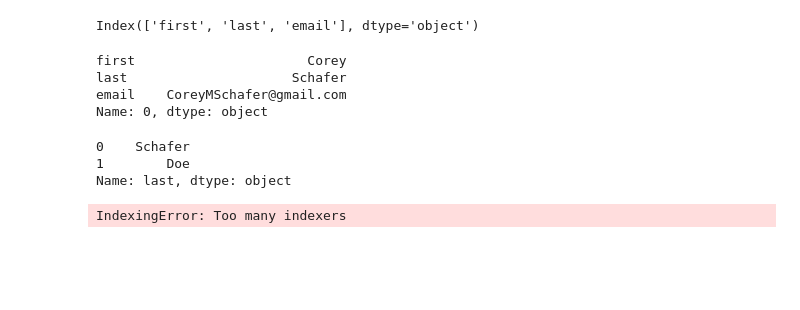
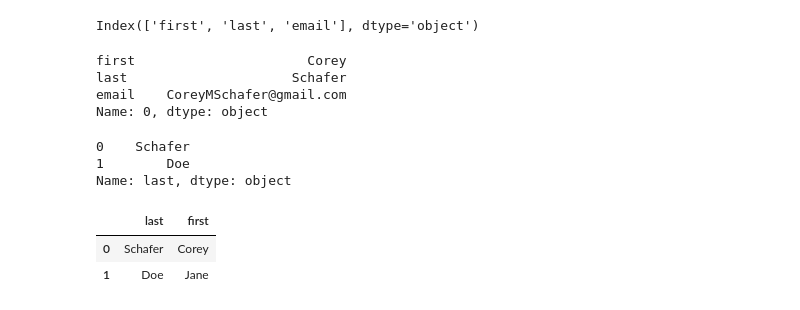
Before and after one commit to jkaikkonen/Pandas-training, a Jupyter notebook: Codesnippets.ipynb, the cells around one changed output. Cells and saved outputs as stored; diff of their text form; code cells hidden in the pictures; blank space fills up the shorter version.

```diff
--- a/Codesnippets.ipynb
+++ b/Codesnippets.ipynb
@@ -70,6 +70,8 @@ df.iloc[[0,1], 1] #spesifies columns to show. But only using integers, not colum
 1        Doe
 Name: last, dtype: object
 # %%
-df.loc[[0,1],"last", "first"] #use labes to spesify rows
+df.loc[[0,1], ["last", "first"]] #use labes to spesify rows
 # %% [output]
-IndexingError: Too many indexers
+|  | last | first |
+| 0 | Schafer | Corey |
+| 1 | Doe | Jane |
```
Also changed, not shown: 1 other file.
